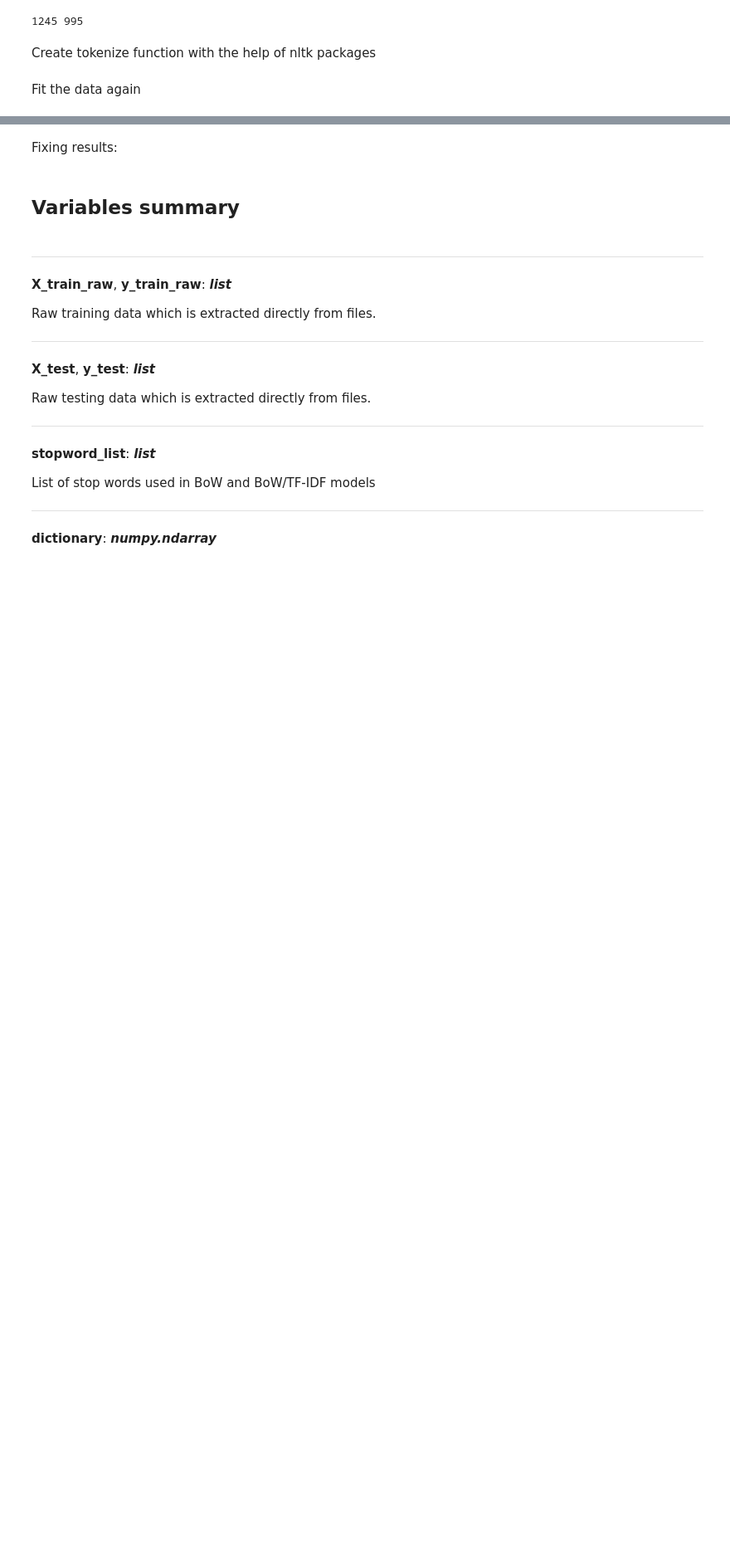
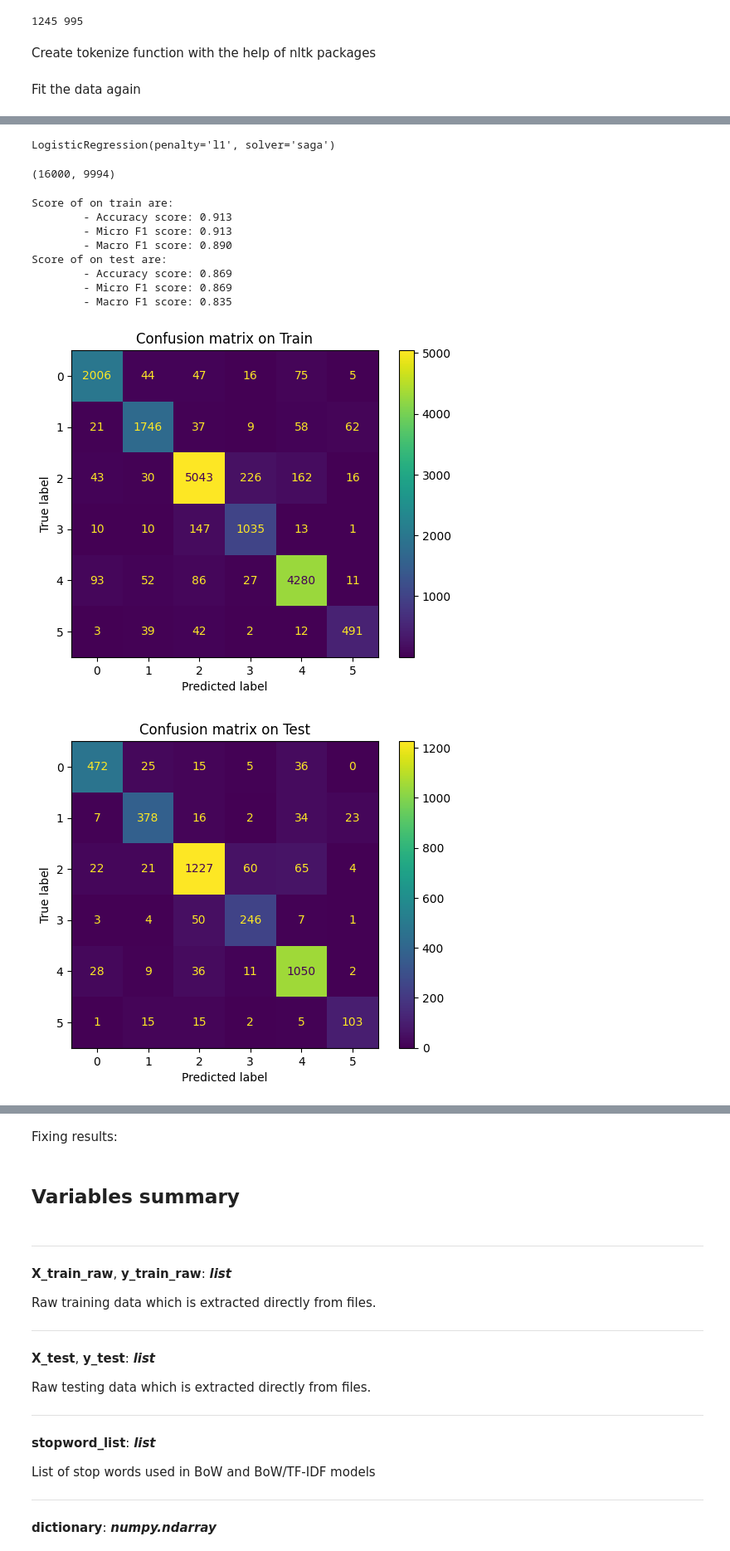
Before and after one commit to auphong2707/emotion-dectection-from-text, a Jupyter notebook: EDFT.ipynb, the cells around one changed output, grey strips where cells are left out. Shown at 83% size. Saved outputs shown, nothing was run; the diff lists cells and outputs as text; code cells hidden in the pictures; blank space fills up the shorter version.

```diff
--- a/EDFT.ipynb
+++ b/EDFT.ipynb
@@ -283,2 +273,18 @@ def useless_tokenize(text):
 # %% [markdown]
 Fit the data again
+# %%
+# Dictionary semi_filtered: Using basic stopwords only
+
+count_vector = CountVectorizer(stop_words=unfiltered_stopwords, tokenizer=unfiltered_tokenize, ngram_range=(1, 2))
+count_vector.fit(X_train_raw, X_test_raw)
+X_train_bow_semi_filtered = count_vector.transform(X_train_raw)
+X_test_bow_semi_filtered = count_vector.transform(X_test_raw)
+dictionary_semi_filtered = count_vector.get_feature_names_out()
+# %%
+# Dictionary semi_mono: Using basic filters, containing only 1-gram, used to perform LASSO-filter to obtain L1 dict
+
+count_vector = CountVectorizer(stop_words=unfiltered_stopwords, tokenizer=unfiltered_tokenize, ngram_range=(1, 1))
+count_vector.fit(X_train_raw, X_test_raw)
+X_train_bow_semi_mono = count_vector.transform(X_train_raw)
+X_test_bow_semi_mono = count_vector.transform(X_test_raw)
+dictionary_semi_mono = count_vector.get_feature_names_out()
@@ -284,0 +293,23 @@ Fit the data again
+# %%
+linear_semi_mono = LogisticRegression(penalty='l1', solver='saga')
+linear_semi_mono.fit(X_train_bow_semi_mono, y_train)
+# %% [output]
+LogisticRegression(penalty='l1', solver='saga')
+# %%
+print(X_train_bow_semi_mono.shape)
+# %% [output]
+(16000, 9994)
+# %%
+# PLEASE COMPILE THE PRESET FUNCTION PART BELOW FIRST!
+evaluate_model(linear_semi_mono, X_train_bow_semi_mono, X_test_bow_semi_mono, y_train, y_test, include_training = True)
+# %% [output]
+Score of on train are:
+        - Accuracy score: 0.913
+        - Micro F1 score: 0.913
+        - Macro F1 score: 0.890
+Score of on test are:
+        - Accuracy score: 0.869
+        - Micro F1 score: 0.869
+        - Macro F1 score: 0.835
+[figure, added]
+[figure, added]
```
Also changed, not shown: parts of 44 cells of this notebook.
